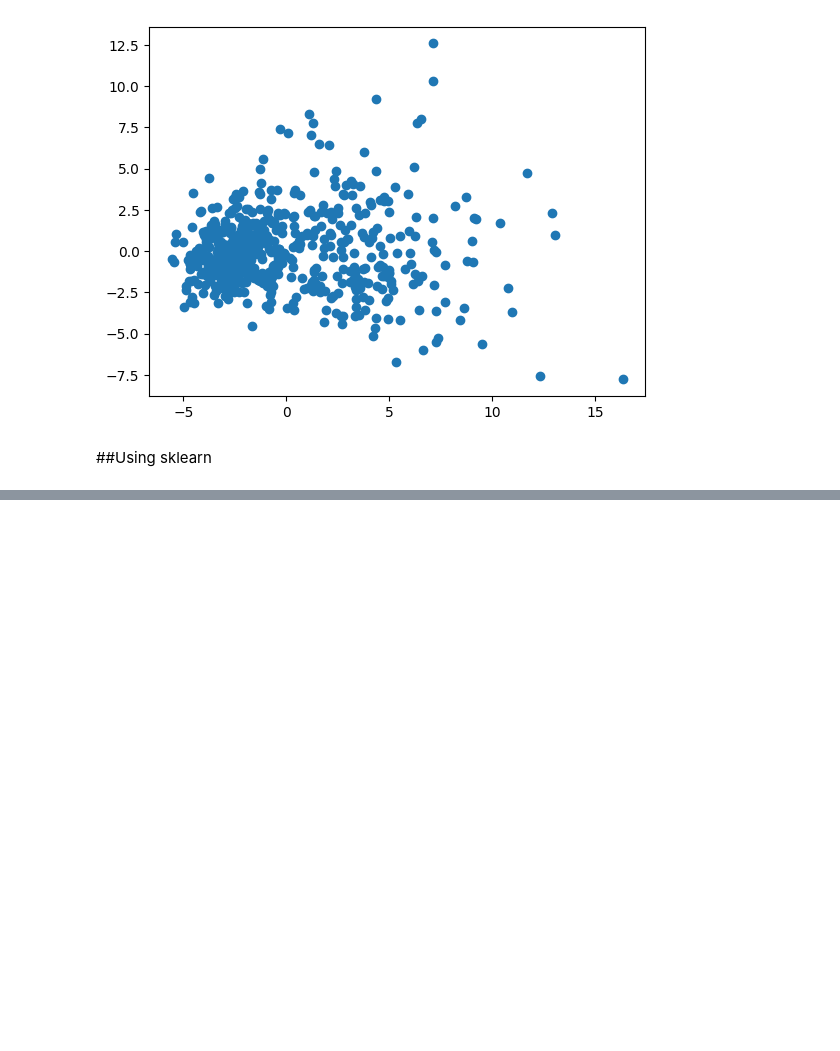
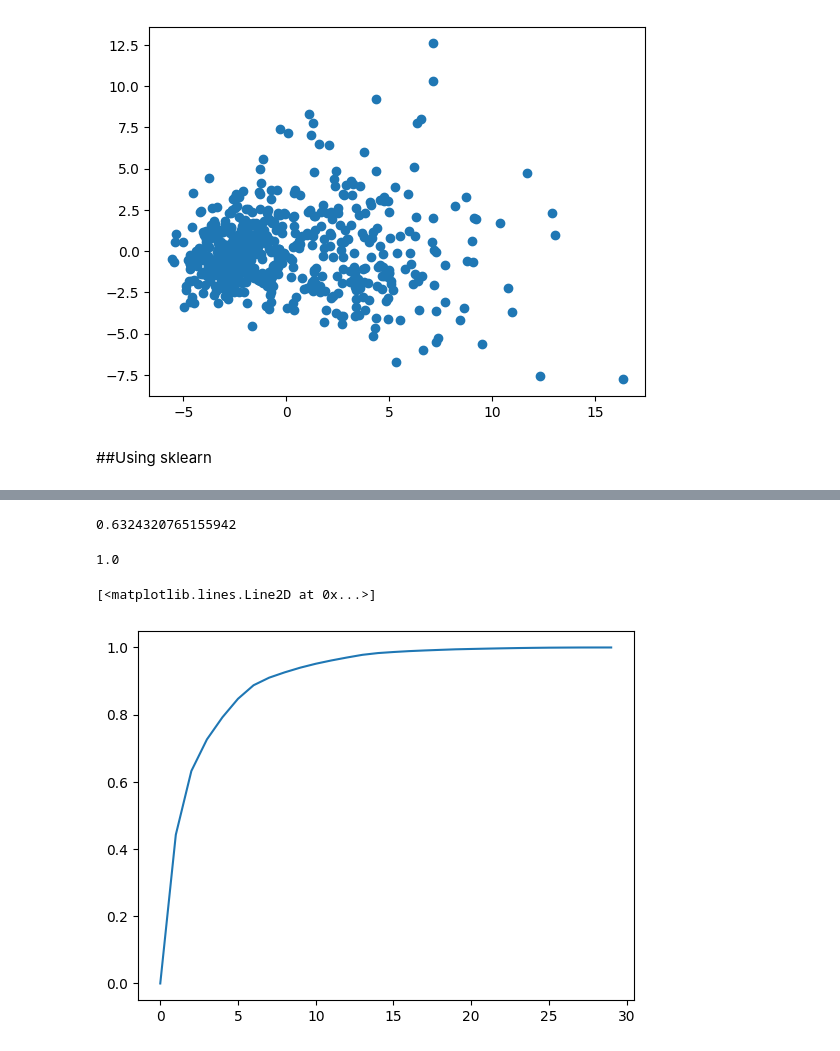
Before and after one commit to Metallicode/Math, a Jupyter notebook: Introduction_To_PCA.ipynb, the cells around one changed output, grey strips where cells are left out. Saved outputs shown, nothing was run; the diff lists cells and outputs as text; code cells hidden in the pictures; blank space fills up the shorter version.

```diff
--- a/Introduction_To_PCA.ipynb
+++ b/Introduction_To_PCA.ipynb
@@ -175,0 +193,24 @@ plt.scatter(principal_components[:,0],principal_components[:,1])
+# %%
+np.sum(pca.explained_variance_ratio_ )
+# %% [output]
+0.6324320765155942
+# %%
+all_pca = PCA(n_components=scaled_df.shape[1])
+# %%
+all_pca.fit(scaled_df)
+# %%
+np.sum(all_pca.explained_variance_ratio_ )
+# %% [output]
+1.0
+# %%
+variance_percentage = []
+
+for n in range(scaled_df.shape[1]):
+  m_pca = PCA(n_components=n)
+  m_pca.fit(scaled_df)
+  variance_percentage.append(np.sum(m_pca.explained_variance_ratio_ ))
+# %%
+plt.plot(range(scaled_df.shape[1]), variance_percentage)
+# %% [output]
+[<matplotlib.lines.Line2D at 0x...>]
+[figure, added]
```
Also changed, not shown: parts of 6 cells of this notebook.
